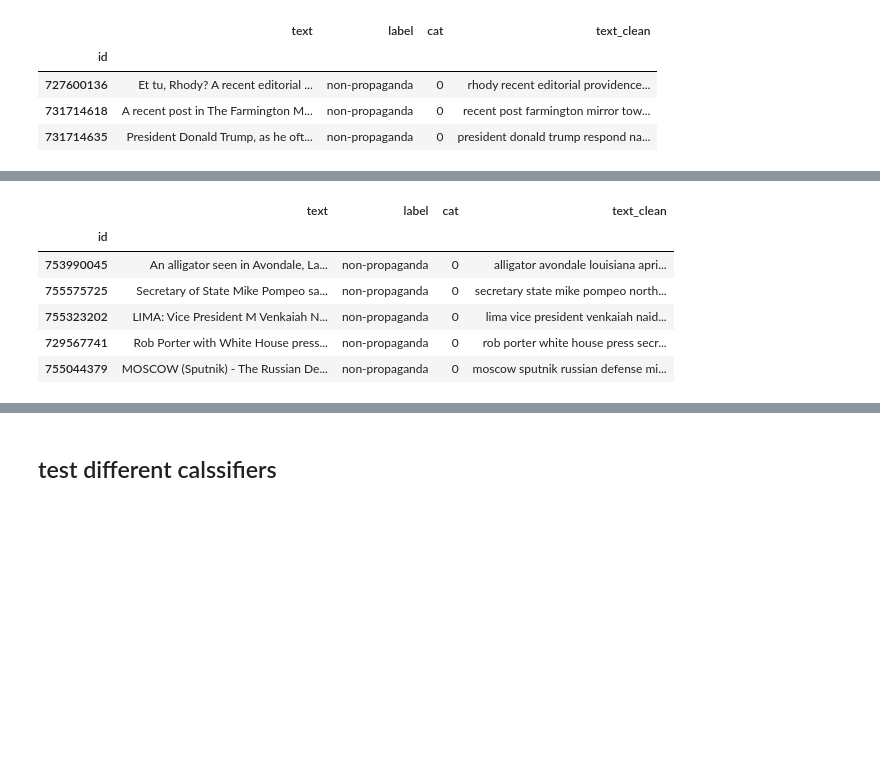
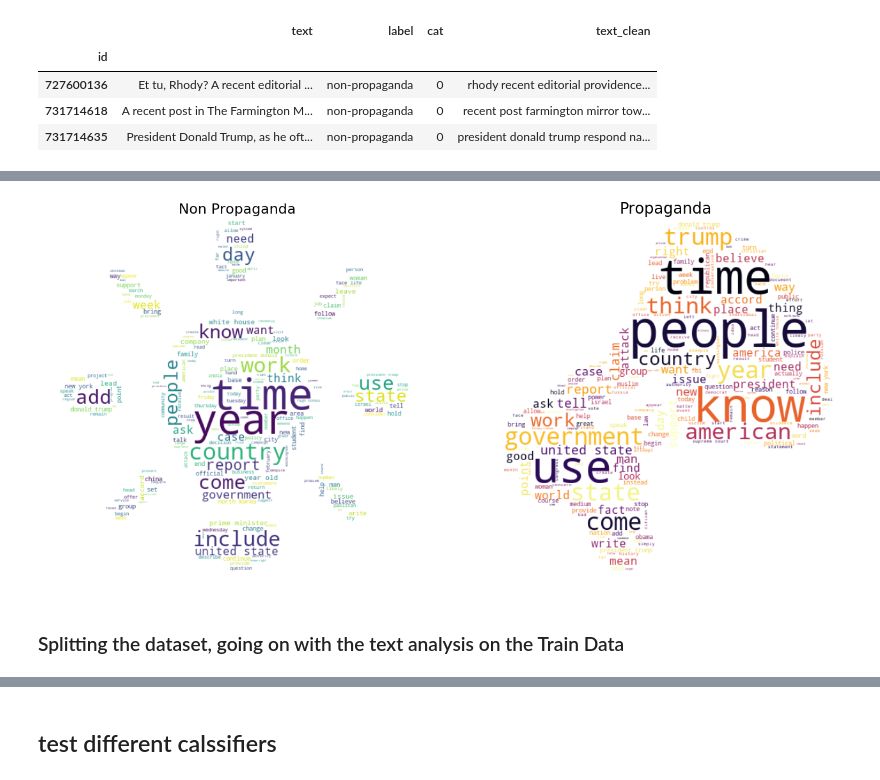
Before and after one commit to WarioDoor/hack_the_news, a Jupyter notebook: Task 1.ipynb, the cells around one changed output, grey strips where cells are left out. Cells and saved outputs as stored; diff of their text form; code cells hidden in the pictures; blank space fills up the shorter version.

```diff
--- a/Task 1.ipynb
+++ b/Task 1.ipynb
@@ -180,15 +150,36 @@ Uncleaned-cleaned text n of words difference -69.0 %
-# %%
-# shuffle so not 1 and 0 are mixed
-df= shuffle(df)
-df[:5]
-# %% [output]
-|  | text | label | cat | text_clean |
-| id |  |  |  |  |
-| 753990045 | An alligator seen in Avondale, La... | non-propaganda | 0 | alligator avondale louisiana apri... |
-| 755575725 | Secretary of State Mike Pompeo sa... | non-propaganda | 0 | secretary state mike pompeo north... |
-| 755323202 | LIMA: Vice President M Venkaiah N... | non-propaganda | 0 | lima vice president venkaiah naid... |
-| 729567741 | Rob Porter with White House press... | non-propaganda | 0 | rob porter white house press secr... |
-| 755044379 | MOSCOW (Sputnik) - The Russian De... | non-propaganda | 0 | moscow sputnik russian defense mi... |
+# %%
+# creating 2 wordclouds
+from PIL import Image
+from wordcloud import WordCloud
+
+
+plt.figure(1, figsize=(22, 14))
+plt.subplot(121)
+# mask non propaganda
+mask = np.array(Image.open('nonpropaganda.jpg'))
+words = pd.Series(df[df['label'] == 'non-propaganda']['text_clean'].tolist()).str.cat(sep=' ')
+wordcloud = WordCloud(height= 400, max_words=200, background_color="white",
+                      colormap='viridis', mask= mask, random_state= seed).generate(words)
+
+plt.title('Non Propaganda', size= 22)
+plt.imshow(wordcloud, interpolation="bilinear")
+plt.axis("off")
+
+
+plt.subplot(122)
+# mask propaganda
+mask = np.array(Image.open('propaganda.png'))
+words = pd.Series(df[df['label'] == 'propaganda']['text_clean'].tolist()).str.cat(sep=' ')
+wordcloud = WordCloud(height= 400, max_words=200, background_color="white",
+                      colormap='inferno', mask= mask, random_state= seed).generate(words)
+plt.title('Propaganda', size= 24)
+plt.imshow(wordcloud, interpolation="bilinear")
+plt.axis("off")
+plt.show()
+# %% [output]
+[figure, added]
+# %% [markdown]
+### Splitting the dataset, going on with the text analysis on the Train Data
 # %%
 from sklearn.model_selection import train_test_split
 # splitting the data in test and train
```
Also changed, not shown: parts of 64 cells of this notebook.
